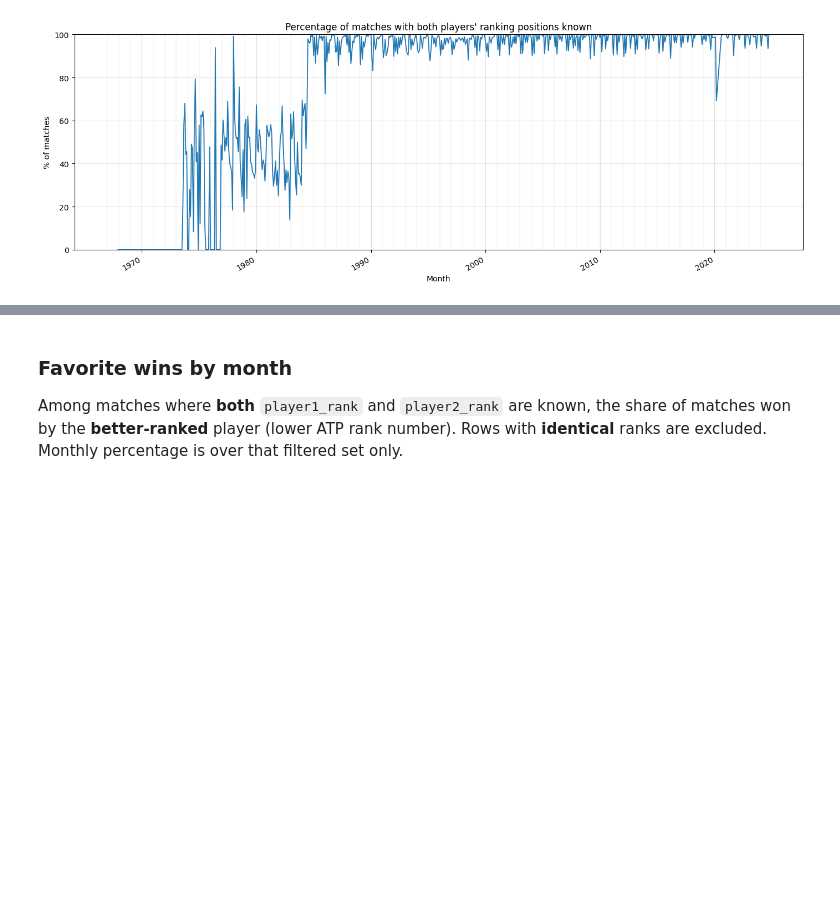
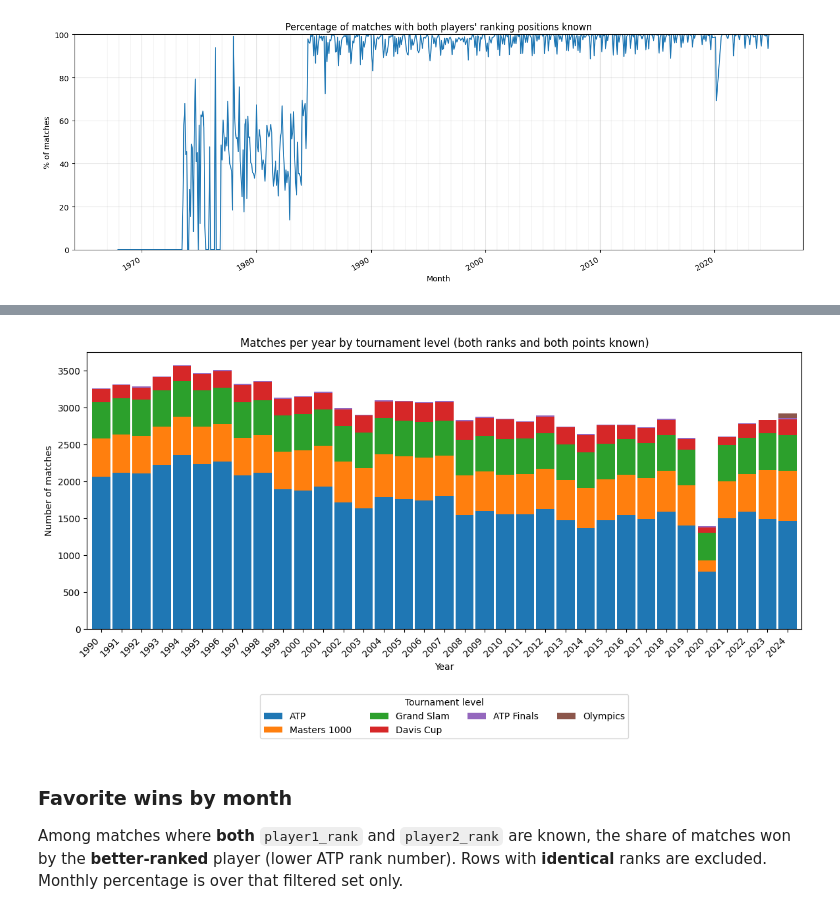
Before and after one commit to scarvalhojr/tennispredictor, a Jupyter notebook: notebook/tennispredictor.ipynb, the cells around one changed output, grey strips where cells are left out. Drawn from its saved outputs; the diff is of its cells as text; code cells hidden in the pictures; blank space fills up the shorter version.

```diff
--- a/notebook/tennispredictor.ipynb
+++ b/notebook/tennispredictor.ipynb
@@ -179,3 +183,47 @@ plt.show()
+# %%
+full_ranking_df = raw_df.dropna(
+    subset=[
+        "player1_rank",
+        "player2_rank",
+        "player1_points",
+        "player2_points",
+    ],
+    how="any",
+)
+
+counts_by_year_level_full = (
+    full_ranking_df.groupby(["year", "tournament_level"], observed=True)
+    .size()
+    .unstack(fill_value=0)
+)
+
+level_order = counts_by_year_level_full.sum().sort_values(ascending=False).index
+counts_by_year_level_full = counts_by_year_level_full.reindex(
+    columns=level_order, fill_value=0
+)
+counts_by_year_level_full = counts_by_year_level_full.rename(
+    columns=lambda c: TOURNAMENT_LEVEL_LABELS.get(str(c), str(c))
+)
+
+fig, ax = plt.subplots(figsize=(14, 7))
+counts_by_year_level_full.plot(ax=ax, kind="bar", stacked=True, width=0.9)
+ax.set_xlabel("Year")
+ax.set_ylabel("Number of matches")
+ax.set_title(
+    "Matches per year by tournament level (both ranks and both points known)"
+)
+n_levels = counts_by_year_level_full.shape[1]
+ax.legend(
+    title="Tournament level",
+    loc="upper center",
+    bbox_to_anchor=(0.5, -0.22),
+    ncol=min(n_levels, 4),
+)
+plt.xticks(rotation=45, ha="right")
+fig.subplots_adjust(bottom=0.28)
+plt.show()
+# %% [output]
+[figure, added]
 # %% [markdown]
 ### Favorite wins by month
 
```
Also changed, not shown: parts of 13 cells of this notebook.
